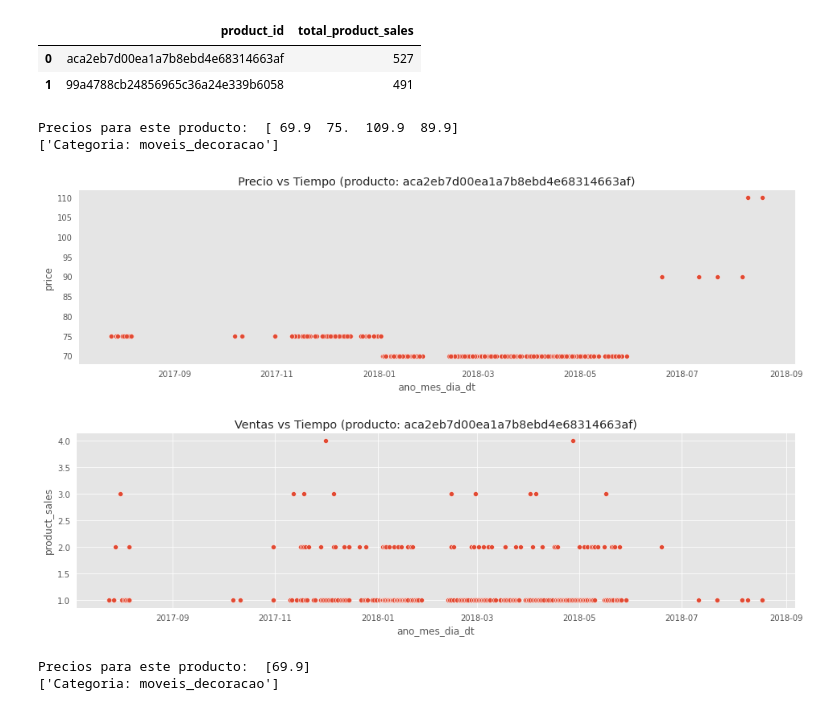
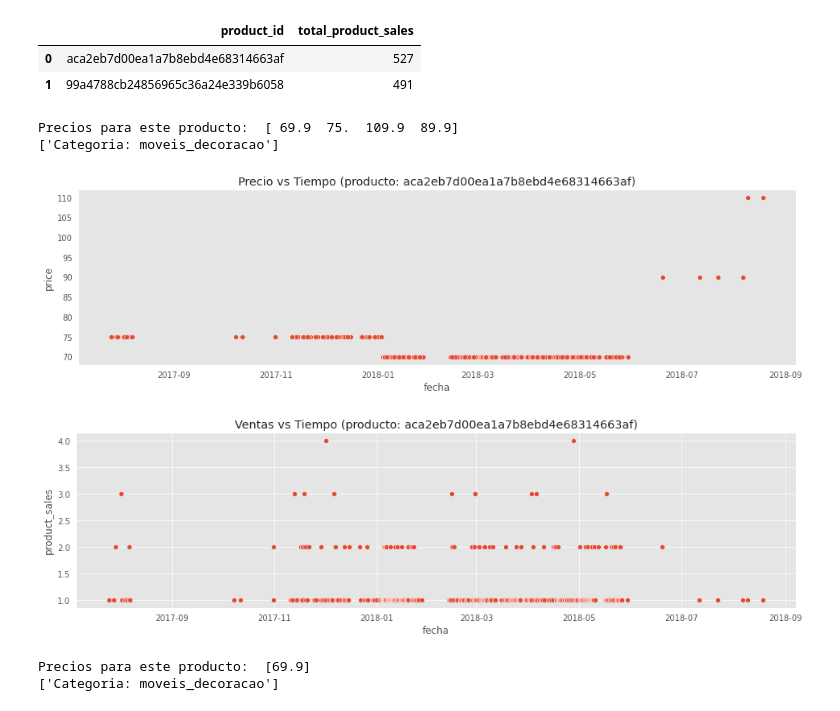
Before and after one commit to ximenarios/DS4AProject, a Jupyter notebook: ModelFinal_Ximena.ipynb, the cells around one changed output. Drawn from its saved outputs; the diff is of its cells as text; code cells hidden in the pictures.

````diff
--- a/ModelFinal_Ximena.ipynb
+++ b/ModelFinal_Ximena.ipynb
@@ -95,14 +95,14 @@ In this part we try to analyze which is the trend of online shopping by city.
 For this analysis we generate a dataset called ```df```, which is obtained by crossing the fields: ```order_id,customer_id```, ```customer_unique_id```, ```ustomer_city,customer_state```, ```order_item_id```,  ```product_id```, ```product_category_name```   of the dataframes: ```olist_customers_dataset```, ```olist_order_items_dataset```, ```olist_orders_dataset```, ```olist_products_dataset```. For this we use pyhton's ```merge``` function:
 # %%
 # order_id:Identificador único del pedido. customer_id: Id del cliente.customer_unique_id: Identificador único de un cliente.
-df1=orders[['order_id','customer_id','order_purchase_timestamp','order_status']]
-df2=customer[['customer_id','customer_city','customer_state']]
-df=pd.merge(df1, df2, how="left", left_on="customer_id", right_on="customer_id")
+df=orders[['order_id','customer_id','order_purchase_timestamp','order_status']]
+aux=customer[['customer_id','customer_city','customer_state']]
+df=pd.merge(df, aux, how="left", left_on="customer_id", right_on="customer_id")
 # %%
 #product_id: Identificador único del producto.order_item_id: identifica el número de artículosincluido en el mismo pedido.
-df3=order_items[['order_id','order_item_id','product_id','price','freight_value']]
-df3['total_price']=df3['price'] + df3['freight_value']
-df=pd.merge(df, df3, how="left", left_on="order_id", right_on="order_id")
+aux=order_items[['order_id','order_item_id','product_id','price','freight_value']]
+aux['total_price']=aux['price'] + aux['freight_value']
+df=pd.merge(df, aux, how="left", left_on="order_id", right_on="order_id")
 # %% [output]
 A value is trying to be set on a copy of a slice from a DataFrame.
 Try using .loc[row_indexer,col_indexer] = value instead
@@ -111,9 +111,9 @@ See the caveats in the documentation: https://pandas.pydata.org/pandas-docs/stab
   This is separate from the ipykernel package so we can avoid doing imports until
 # %%
 #product_category_name:Categoría raíz del producto, en portugués
-df4=products[['product_id','product_category_name','product_photos_qty','product_weight_g','product_length_cm','product_height_cm','product_width_cm']]
-df4['product_vol']=df4['product_length_cm'] * df4['product_height_cm'] * df4['product_width_cm']
-df=pd.merge(df, df4, how="left", left_on="product_id", right_on="product_id")
+aux=products[['product_id','product_category_name','product_photos_qty','product_weight_g','product_length_cm','product_height_cm','product_width_cm']]
+aux['product_vol']=aux['product_length_cm'] * aux['product_height_cm'] * aux['product_width_cm']
+df=pd.merge(df, aux, how="left", left_on="product_id", right_on="product_id")
 # %% [output]
 A value is trying to be set on a copy of a slice from a DataFrame.
 Try using .loc[row_indexer,col_indexer] = value instead
@@ -122,8 +122,8 @@ See the caveats in the documentation: https://pandas.pydata.org/pandas-docs/stab
   This is separate from the ipykernel package so we can avoid doing imports until
 # %%
 #review_score:puntuacion entre 1 y 5
-df5=order_reviews[['order_id','review_score']]
-df=pd.merge(df, df5, how="left", left_on="order_id", right_on="order_id")
+aux=order_reviews[['order_id','review_score']]
+df=pd.merge(df, aux, how="left", left_on="order_id", right_on="order_id")
 # %% [markdown]
 Incluimos la informacion del tiempo
 # %%
@@ -207,21 +207,21 @@ The dataframe has  32952  products
 # %%
 item=0
 plt.figure(figsize=(16, 4))
-aux=df[(df["product_id"]==listaProductos[item])][["order_id","product_id","ano_mes_dia_dt","price","price_mean","product_category_name"]]
-aux2=aux.groupby(["ano_mes_dia_dt",'order_id']).size().to_frame().rename(columns={0:'product_sales'}).sort_values('ano_mes_dia_dt', ascending=True).reset_index()
-ax=sns.scatterplot(x='ano_mes_dia_dt', y='price', data=aux)
+aux=df[(df["product_id"]==listaProductos[item])][["order_id","product_id","fecha","price","price_mean","product_category_name"]]
+aux2=aux.groupby(["fecha",'order_id']).size().to_frame().rename(columns={0:'product_sales'}).sort_values('fecha', ascending=True).reset_index()
+ax=sns.scatterplot(x='fecha', y='price', data=aux)
 ax.set_title('Precio vs Tiempo (producto: '+listaProductos[item]+')')
 ax.grid()
 plt.figure(figsize=(16, 4))
-ax=sns.scatterplot(x='ano_mes_dia_dt', y='product_sales', data=aux2)
+ax=sns.scatterplot(x='fecha', y='product_sales', data=aux2)
 ax.set_title('Ventas vs Tiempo (producto: '+listaProductos[item]+')')
 print("Precios para este producto: ",aux.price.unique())
 print("Categoria: "+aux.product_category_name.unique())
 # %% [output]
 Precios para este producto:  [ 69.9  75.  109.9  89.9]
 ['Categoria: moveis_decoracao']
-[figure, old version]
+[figure, new version]
-[figure, old version]
+[figure, new version]
 # %%
 # La misma grafica pero para un solo mes
 item=0 #numero entre 0 y 32951 para los diferentes productos
````
